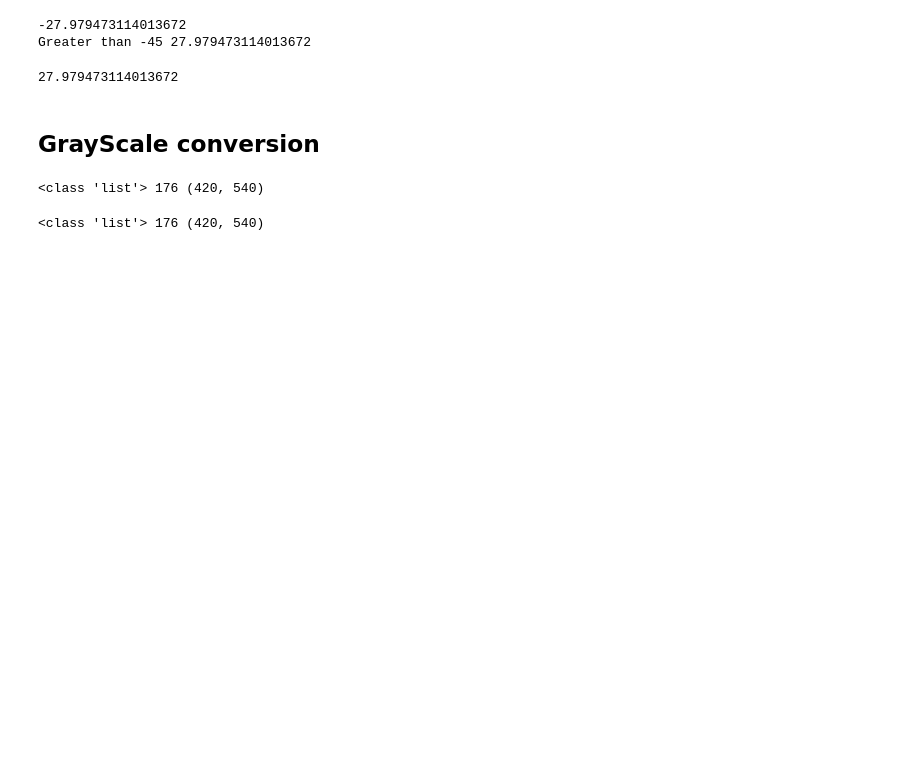
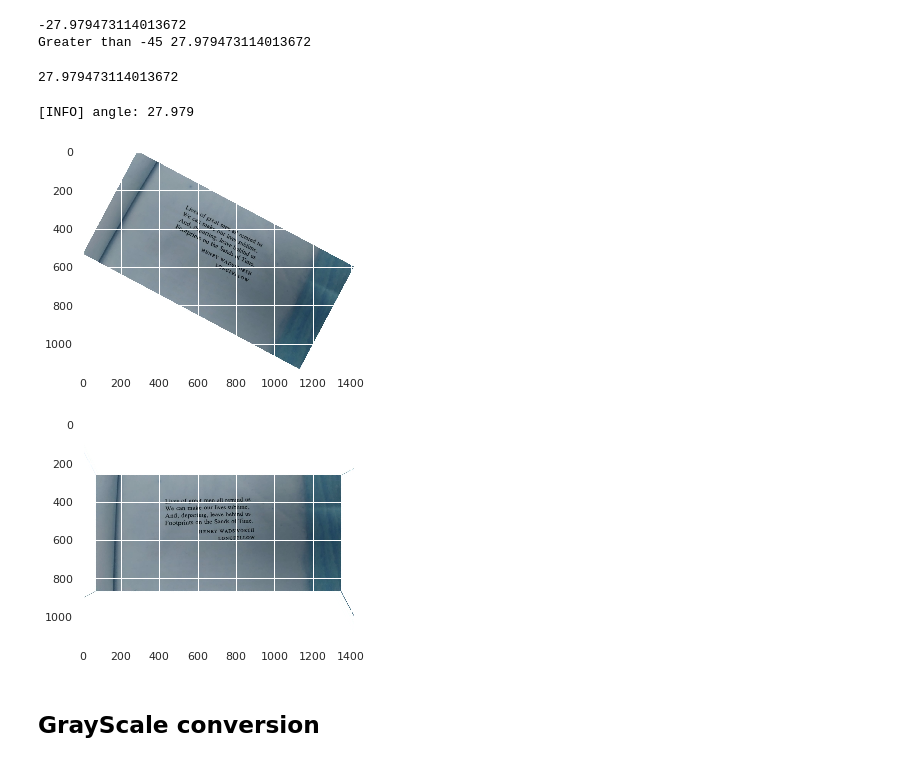
Before and after one commit to BashCache/Audiobook, a Jupyter notebook: Deskewing.ipynb, the cells around one changed output. Cells and saved outputs as stored; diff of their text form; code cells hidden in the pictures; blank space fills up the shorter version.

```diff
--- a/Deskewing.ipynb
+++ b/Deskewing.ipynb
@@ -59,9 +70,14 @@ print(angle)
 # %%
 # show the output image
 print("[INFO] angle: {:.3f}".format(angle))
-cv2.imshow("Input", img)
-cv2.imshow("Rotated", rotated)
-cv2.waitKey(0)
+plt.imshow(img)
+plt.show()
+plt.imshow(rotated)
+plt.show()
+# %% [output]
+[INFO] angle: 27.979
+[figure, added]
+[figure, added]
 # %%
 ## (1) Convert to gray, and threshold
 gray = cv2.cvtColor(rotated, cv2.COLOR_BGR2GRAY)
@@ -98,16 +102,11 @@ from scipy import signal
 # %%
-img_paths=os.listdir('images/train_cleaned')
-img_paths=['images/train_cleaned/'+x for x in img_paths]
-# print(img_paths)
-# img_paths.index('train_cleaned/72.png')
+img_paths=os.listdir('image/train_cleaned')
+img_paths=['image/train_cleaned/'+x for x in img_paths]
+
 cleaned_img=[cv2.imread(x, cv2.IMREAD_GRAYSCALE) for x in img_paths]
-print(type(cleaned_img), len(cleaned_img), cleaned_img[0].shape)
+print(type(cleaned_img), len(cleaned_img))
-# %% [output]
-<class 'list'> 176 (420, 540)
 # %%
-img_paths=os.listdir('images/train')
-img_paths=['images/train/'+x for x in img_paths]
+img_paths=os.listdir('image/train')
+img_paths=['image/train/'+x for x in img_paths]
 dirty_img=[cv2.imread(x, cv2.IMREAD_GRAYSCALE) for x in img_paths]
 print(type(dirty_img), len(dirty_img), dirty_img[0].shape)
-# %% [output]
-<class 'list'> 176 (420, 540)
```
Also changed, not shown: parts of 19 cells of this notebook.
